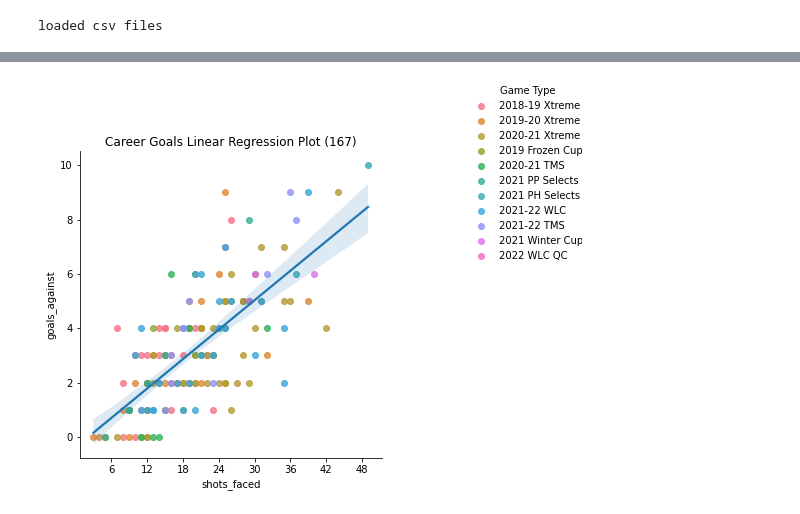
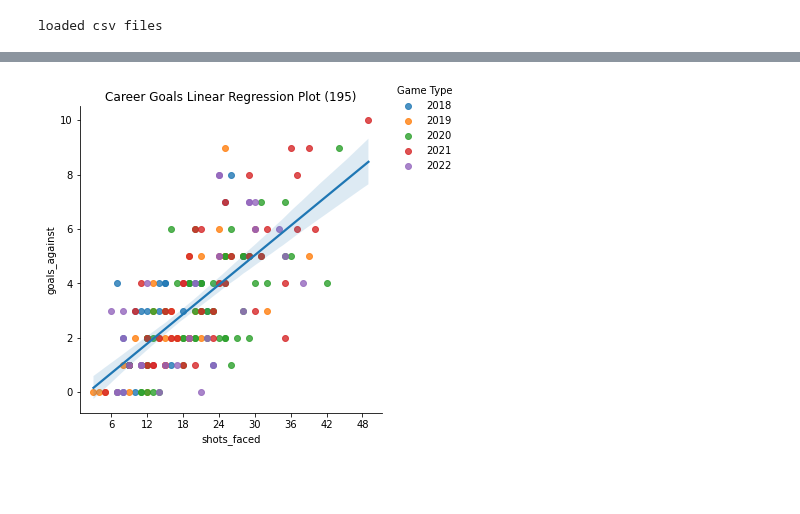
Before and after one commit to werntzp/hockey-stats, a Jupyter notebook: gavin_plots.ipynb, the cells around one changed output, grey strips where cells are left out. Cells and saved outputs as stored; diff of their text form; code cells hidden in the pictures; blank space fills up the shorter version.

```diff
--- a/gavin_plots.ipynb
+++ b/gavin_plots.ipynb
@@ -25,7 +25,7 @@ loaded libraries
 
 github_url = "https://raw.githubusercontent.com/werntzp/hockey-stats/master/"
 
-df_games = pd.read_csv(github_url + "gavin_2021-22_wlc.csv")
+df_games = pd.read_csv(github_url + "gavin_2022-23_wlc.csv")
 
 print("loaded csv files")
 # %% [output]
@@ -72,125 +72,155 @@ dfs = pd.read_csv(github_url + "gavin_2018-19_ax.csv")
 games = dfs.game
 for g in games:
   game_type = "18"
+  game_year = "2018"
   goals = dfs[dfs.game == g].goals.iloc[0]
   shots = dfs[dfs.game == g].shots.iloc[0]
-  dfx = dfx.append({'game': g, 'goals_against': float(goals), 'shots_faced': float(shots), 'game_type': game_type} , ignore_index=True)
+  dfx = dfx.append({'game': g, 'goals_against': float(goals), 'shots_faced': float(shots), 'game_type': game_type, 'game_year': game_year}, ignore_index=True)
 
 # 2019-20
 dfs = pd.read_csv(github_url + "gavin_2019-20_ax.csv")
 games = dfs.game
 for g in games:
   game_type = "19"
+  game_year = "2019"
   goals = dfs[dfs.game == g].goals.iloc[0]
   shots = dfs[dfs.game == g].shots.iloc[0]
-  dfx = dfx.append({'game': g, 'goals_against': float(goals), 'shots_faced': float(shots), 'game_type': game_type} , ignore_index=True)
+  dfx = dfx.append({'game': g, 'goals_against': float(goals), 'shots_faced': float(shots), 'game_type': game_type, 'game_year': game_year}, ignore_index=True)
 
 # 2020-21
 dfs = pd.read_csv(github_url + "gavin_2020-21_ax.csv")
 games = dfs.game
 for g in games:
   game_type = "20"
+  game_year = "2020"
   goals = dfs[dfs.game == g].goals.iloc[0]
   shots = dfs[dfs.game == g].shots.iloc[0]
-  dfx = dfx.append({'game': g, 'goals_against': float(goals), 'shots_faced': float(shots), 'game_type': game_type} , ignore_index=True)
+  dfx = dfx.append({'game': g, 'goals_against': float(goals), 'shots_faced': float(shots), 'game_type': game_type, 'game_year': game_year}, ignore_index=True)
 
 # for frozen cup, data set already prepped
 dfs = pd.read_csv(github_url + "gavin_2019_frozen_cup.csv")
 games = dfs.game
 for g in games:
   game_type = "fc"
+  game_year = "2019"
   goals = dfs[dfs.game == g].goals.iloc[0]
   shots = dfs[dfs.game == g].shots.iloc[0]
-  dfx = dfx.append({'game': g, 'goals_against': float(goals), 'shots_faced': float(shots), 'game_type': game_type} , ignore_index=True)
+  dfx = dfx.append({'game': g, 'goals_against': float(goals), 'shots_faced': float(shots), 'game_type': game_type, 'game_year': game_year}, ignore_index=True)
 
 # for 2020 middle school, data set already prepped
 dfs = pd.read_csv(github_url + "gavin_2020-21_tms.csv")
 games = dfs.game
 for g in games:
   game_type = "ms20"
+  game_year = "2020"
   goals = dfs[dfs.game == g].goals.iloc[0]
   shots = dfs[dfs.game == g].shots.iloc[0]
-  dfx = dfx.append({'game': g, 'goals_against': float(goals), 'shots_faced': float(shots), 'game_type': game_type} , ignore_index=True)
+  dfx = dfx.append({'game': g, 'goals_against': float(goals), 'shots_faced': float(shots), 'game_type': game_type, 'game_year': game_year}, ignore_index=True)
 
 # for power play selects spring, data set already prepped
 dfs = pd.read_csv(github_url + "gavin_2021_pps.csv")
 games = dfs.game
 for g in games:
   game_type = "pps21"
+  game_year = "2021"
   goals = dfs[dfs.game == g].goals.iloc[0]
   shots = dfs[dfs.game == g].shots.iloc[0]
-  dfx = dfx.append({'game': g, 'goals_against': float(goals), 'shots_faced': float(shots), 'game_type': game_type} , ignore_index=True)
+  dfx = dfx.append({'game': g, 'goals_against': float(goals), 'shots_faced': float(shots), 'game_type': game_type, 'game_year': game_year}, ignore_index=True)
 
 # for gatorade, data set already prepped
 dfs = pd.read_csv(github_url + "gavin_2021_gatorade.csv")
 games = dfs.game
 for g in games:
   game_type = "phs21"
+  game_year = "2021"
   goals = dfs[dfs.game == g].goals.iloc[0]
   shots = dfs[dfs.game == g].shots.iloc[0]
-  dfx = dfx.append({'game': g, 'goals_against': float(goals), 'shots_faced': float(shots), 'game_type': game_type} , ignore_index=True)
+  dfx = dfx.append({'game': g, 'goals_against': float(goals), 'shots_faced': float(shots), 'game_type': game_type, 'game_year': game_year}, ignore_index=True)
 
 # 2021-22
-
-# loop through those games to pull out opponent shots and total up
-for g in df_games.game:
-  game_type = "21"
-  # total goals
-  goals = df_games[df_games.game == g].oppscore.iloc[0]
-  shots = df_games[df_games.game == g].shots.iloc[0]
-  dfx = dfx.append({'game': g, 'goals_against': float(goals), 'shots_faced': float(shots), 'game_type': game_type} , ignore_index=True)
+dfs = pd.read_csv(github_url + "gavin_2021-22_wlc.csv")
+games = dfs.game
+for g in games:
+  game_type = "wlc21"
+  game_year = "2021"
+  goals = dfs[dfs.game == g].oppscore.iloc[0]
+  shots = dfs[dfs.game == g].shots.iloc[0]
+  dfx = dfx.append({'game': g, 'goals_against': float(goals), 'shots_faced': float(shots), 'game_type': game_type, 'game_year': game_year}, ignore_index=True)
 
 # for 2021 middle school, data set already prepped
 dfs = pd.read_csv(github_url + "gavin_2021-22_tms.csv")
 games = dfs.game
 for g in games:
   game_type = "ms21"
+  game_year = "2021"
   goals = dfs[dfs.game == g].goals.iloc[0]
   shots = dfs[dfs.game == g].shots.iloc[0]
-  dfx = dfx.append({'game': g, 'goals_against': float(goals), 'shots_faced': float(shots), 'game_type': game_type} , ignore_index=True)
+  dfx = dfx.append({'game': g, 'goals_against': float(goals), 'shots_faced': float(shots), 'game_type': game_type, 'game_year': game_year}, ignore_index=True)
 
 # for 2021 winter cup, data set already prepped
 dfs = pd.read_csv(github_url + "gavin_2021_wintercup.csv")
 games = dfs.game
 for g in games:
-  game_type = "wc21"
+  game_type = "wlc21"
+  game_year = "2021"
   goals = dfs[dfs.game == g].goals.iloc[0]
   shots = dfs[dfs.game == g].shots.iloc[0]
-  dfx = dfx.append({'game': g, 'goals_against': float(goals), 'shots_faced': float(shots), 'game_type': game_type} , ignore_index=True)
+  dfx = dfx.append({'game': g, 'goals_against': float(goals), 'shots_faced': float(shots), 'game_type': game_type, 'game_year': game_year}, ignore_index=True)
 
 # for 2022 WLC Quebec team, data set already prepped
 dfs = pd.read_csv(github_url + "gavin_2022_wlc_quebec.csv")
 games = dfs.game
 for g in games:
   game_type = "qc22"
-  goals = dfs[dfs.game == g].goals.iloc[0]
+  game_year = "2022"
+  goals = dfs[dfs.game == g].oppscore.iloc[0]
   shots = dfs[dfs.game == g].shots.iloc[0]
-  dfx = dfx.append({'game': g, 'goals_against': float(goals), 'shots_faced': float(shots), 'game_type': game_type} , ignore_index=True)
+  dfx = dfx.append({'game': g, 'goals_against': float(goals), 'shots_faced': float(shots), 'game_type': game_type, 'game_year': game_year}, ignore_index=True)
+
+# 2022 Messier
+dfs = pd.read_csv(github_url + "gavin_2022_messier.csv")
+games = dfs.game
+for g in games:
+  game_type = "ms22"
+  game_year = "2022"
+  goals = dfs[dfs.game == g].oppscore.iloc[0]
+  shots = dfs[dfs.game == g].shots.iloc[0]
+  dfx = dfx.append({'game': g, 'goals_against': float(goals), 'shots_faced': float(shots), 'game_type': game_type, 'game_year': game_year}, ignore_index=True)
+
+
+# 2022-23
+dfs = pd.read_csv(github_url + "gavin_2022-23_wlc.csv")
+for g in df_games.game:
+  game_type = "wlc22"
+  game_year = "2022"
+  goals = df_games[df_games.game == g].oppscore.iloc[0]
+  shots = df_games[df_games.game == g].shots.iloc[0]
+  dfx = dfx.append({'game': g, 'goals_against': float(goals), 'shots_faced': float(shots), 'game_type': game_type, 'game_year': game_year}, ignore_index=True)
 
 #print(dfx)
 
 # set up the plot
-graph = sns.lmplot(x='shots_faced', y='goals_against', hue='game_type', data=dfx, fit_reg=False)
+graph = sns.lmplot(x='shots_faced', y='goals_against', hue='game_year', data=dfx, fit_reg=False)
 ax = sns.regplot(x='shots_faced', y='goals_against', data=dfx, scatter=False)
 
 # title
 new_title = 'Game Type'
 graph._legend.set_title(new_title)
-graph._legend.set_bbox_to_anchor((1.3, .9))
+graph._legend.set_bbox_to_anchor((1, .9))
 # replace labels
-new_labels = ['2018-19 Xtreme', '2019-20 Xtreme', '2020-21 Xtreme', '2019 Frozen Cup', '2020-21 TMS', '2021 PP Selects', '2021 PH Selects', '2021-22 WLC', '2021-22 TMS', '2021 Winter Cup', '2022 WLC QC']
-for t, l in zip(graph._legend.texts, new_labels):
-  t.set_text(l)
+#new_labels = ['2018-19 Xtreme', '2019-20 Xtreme', '2020-21 Xtreme', '2019 Frozen Cup', '2020-21 TMS', '2021 PP Selects', '2021 PH Selects', '2021-22 WLC', '2021-22 TMS', '2021 Winter Cup', '2022 WLC QC', '2022 Messier', '2022-23 WLC']
+#for t, l in zip(graph._legend.texts, new_labels):
+#  t.set_text(l)
 
 ax.spines['right'].set_visible(False)
 ax.spines['top'].set_visible(False)
 num_games = len(dfx.index)
 ax.set_title('Career Goals Linear Regression Plot (' + str(num_games) + ')')
 
 for axis in [ax.xaxis, ax.yaxis]:
     axis.set_major_locator(ticker.MaxNLocator(integer=True))
 # %% [output]
-[figure, old version]
+[figure, new version]
 # %%
 # copy into new data frame and map columns
 dfs = dfx
```
Also changed, not shown: parts of 3 cells of this notebook.
